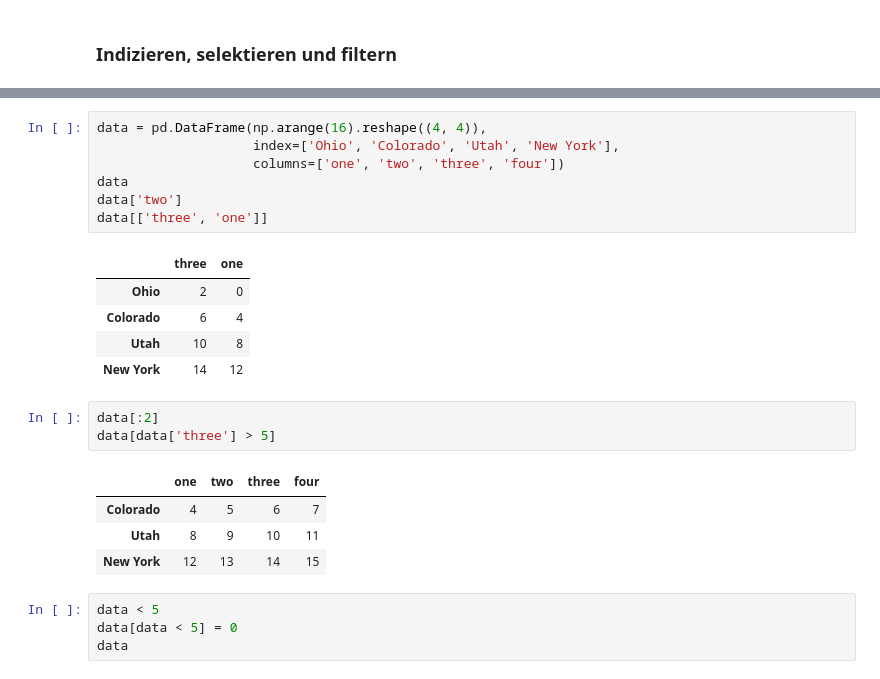
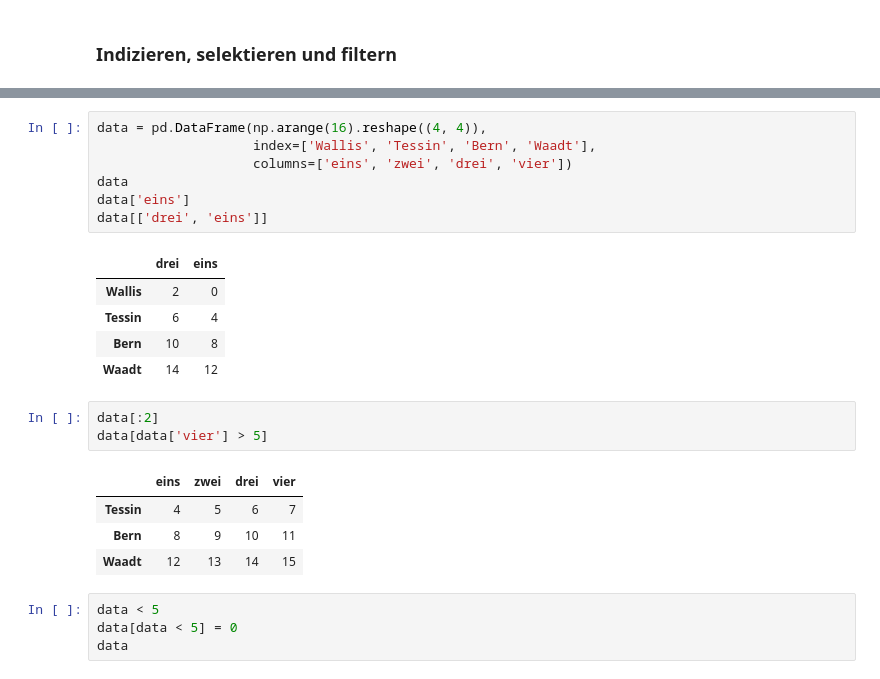
Before and after one commit to natriumoxid/advanced-jupyter-course, a Jupyter notebook: 2_course_20191107_pandas_intro.ipynb, the cells around one changed output, grey strips where cells are left out. Cells and saved outputs as stored; diff of their text form.

```diff
--- a/course_20191107_pandas_intro.ipynb
+++ b/2_course_20191107_pandas_intro.ipynb
@@ -369,24 +346,24 @@ dtype: float64
 # %%
 data = pd.DataFrame(np.arange(16).reshape((4, 4)),
-                    index=['Ohio', 'Colorado', 'Utah', 'New York'],
-                    columns=['one', 'two', 'three', 'four'])
+                    index=['Wallis', 'Tessin', 'Bern', 'Waadt'],
+                    columns=['eins', 'zwei', 'drei', 'vier'])
 data
-data['two']
-data[['three', 'one']]
+data['eins']
+data[['drei', 'eins']]
 # %% [output]
-|  | three | one |
-| Ohio | 2 | 0 |
-| Colorado | 6 | 4 |
-| Utah | 10 | 8 |
-| New York | 14 | 12 |
+|  | drei | eins |
+| Wallis | 2 | 0 |
+| Tessin | 6 | 4 |
+| Bern | 10 | 8 |
+| Waadt | 14 | 12 |
 # %%
 data[:2]
-data[data['three'] > 5]
+data[data['vier'] > 5]
 # %% [output]
-|  | one | two | three | four |
-| Colorado | 4 | 5 | 6 | 7 |
-| Utah | 8 | 9 | 10 | 11 |
-| New York | 12 | 13 | 14 | 15 |
+|  | eins | zwei | drei | vier |
+| Tessin | 4 | 5 | 6 | 7 |
+| Bern | 8 | 9 | 10 | 11 |
+| Waadt | 12 | 13 | 14 | 15 |
 # %%
 data < 5
 data[data < 5] = 0
```
Also changed, not shown: parts of 73 cells of this notebook, 11 other files.
